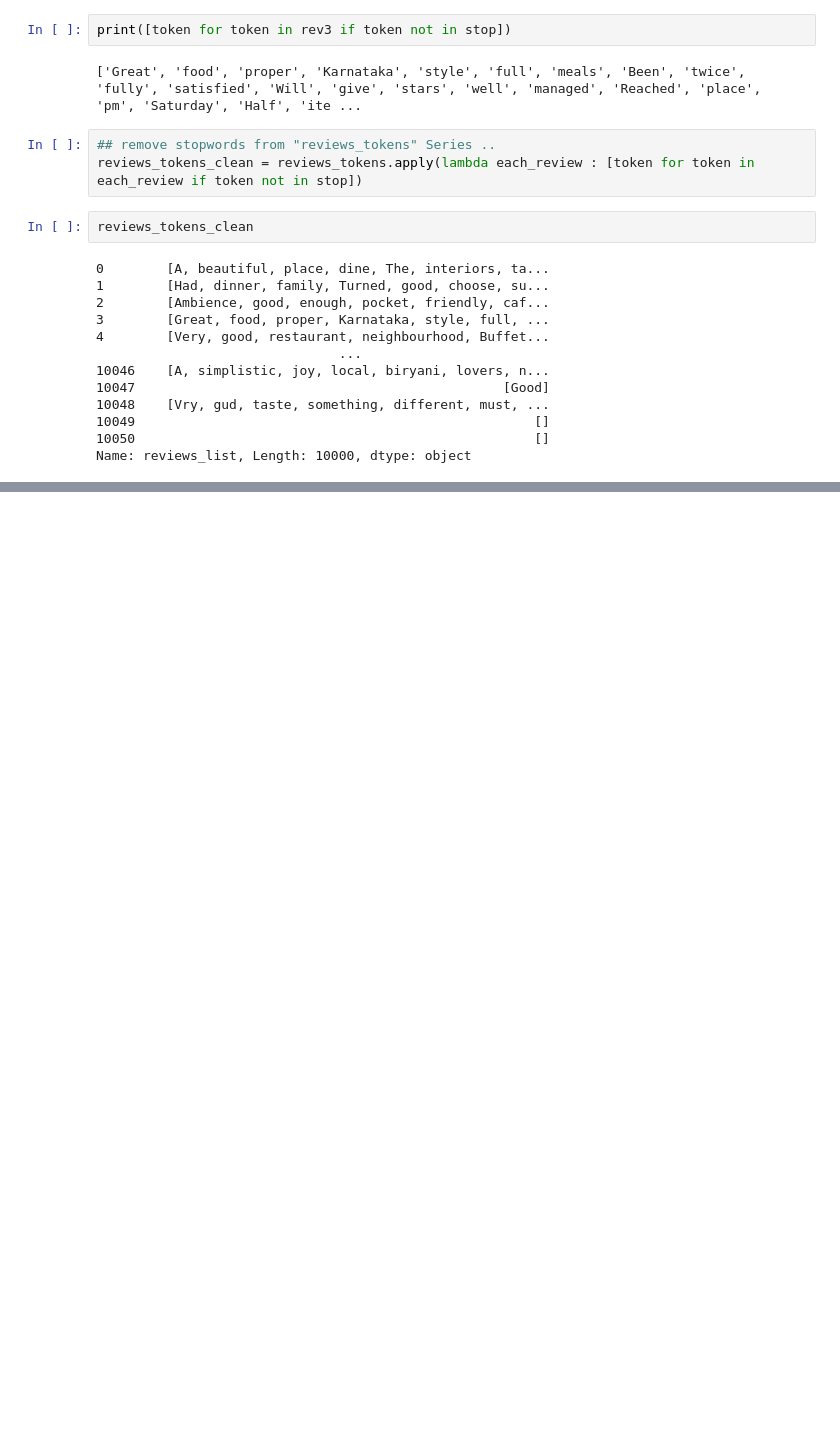
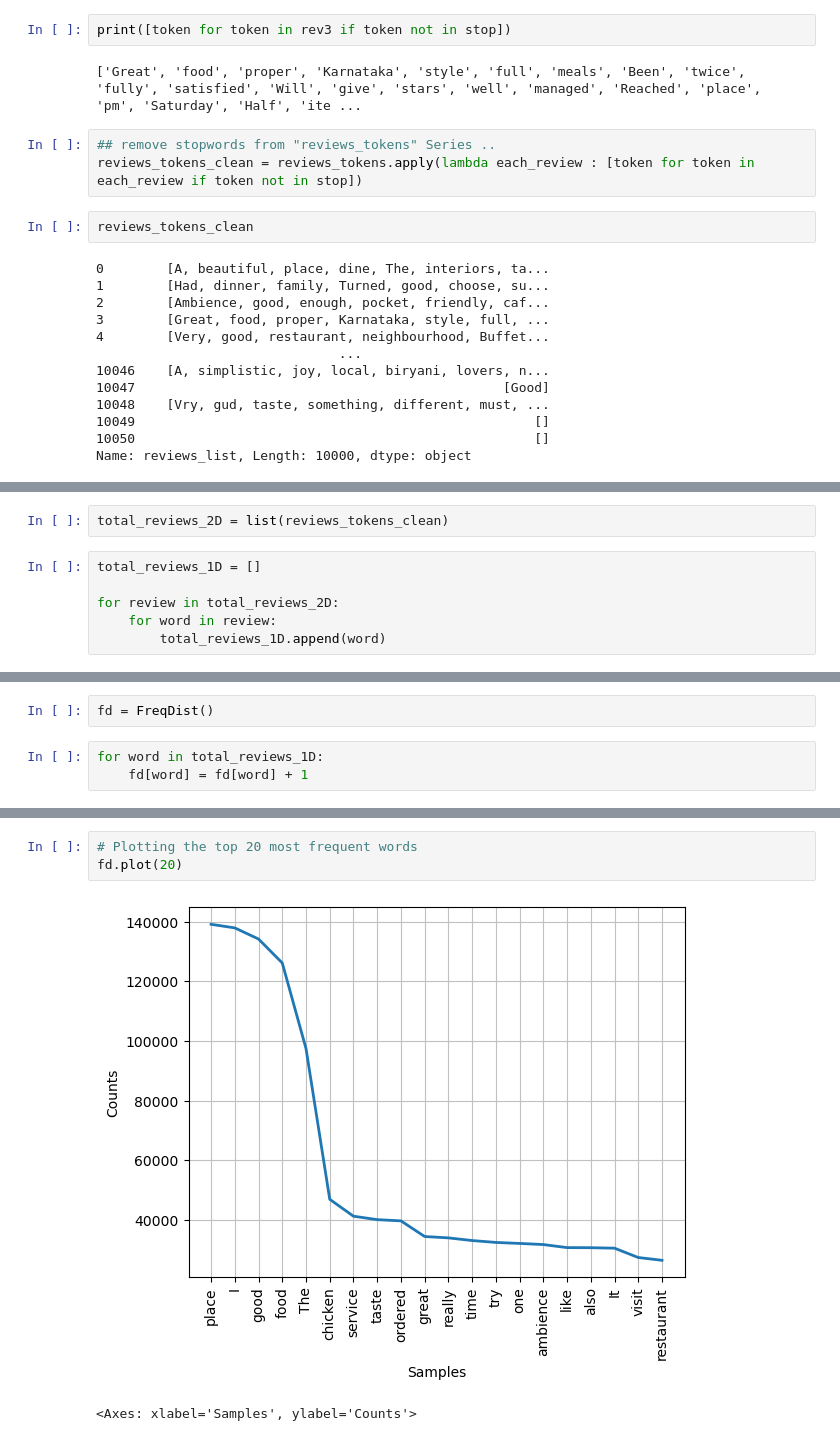
Before and after one commit to ewooten7/Zomato-Geospatial-Analysis, a Jupyter notebook: My-Zomato-Analysis.ipynb, the cells around one changed output, grey strips where cells are left out. Cells and saved outputs as stored; diff of their text form; blank space fills up the shorter version.

```diff
--- a/My-Zomato-Analysis.ipynb
+++ b/My-Zomato-Analysis.ipynb
@@ -449,0 +458,8 @@ Name: reviews_list, Length: 10000, dtype: object
+# %%
+total_reviews_2D = list(reviews_tokens_clean)
+# %%
+total_reviews_1D = []
+
+for review in total_reviews_2D:
+    for word in review:
+        total_reviews_1D.append(word)
@@ -449,0 +491,5 @@ Name: reviews_list, Length: 10000, dtype: object
+# %%
+fd = FreqDist()
+# %%
+for word in total_reviews_1D:
+    fd[word] = fd[word] + 1
@@ -449,0 +520,6 @@ Name: reviews_list, Length: 10000, dtype: object
+# %%
+# Plotting the top 20 most frequent words
+fd.plot(20)
+# %% [output]
+[figure, added]
+<Axes: xlabel='Samples', ylabel='Counts'>
```
Also changed, not shown: parts of 7 cells of this notebook.
